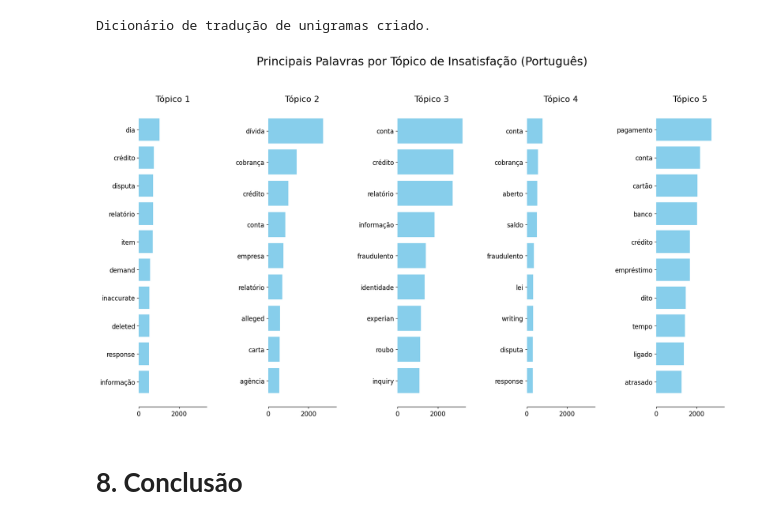
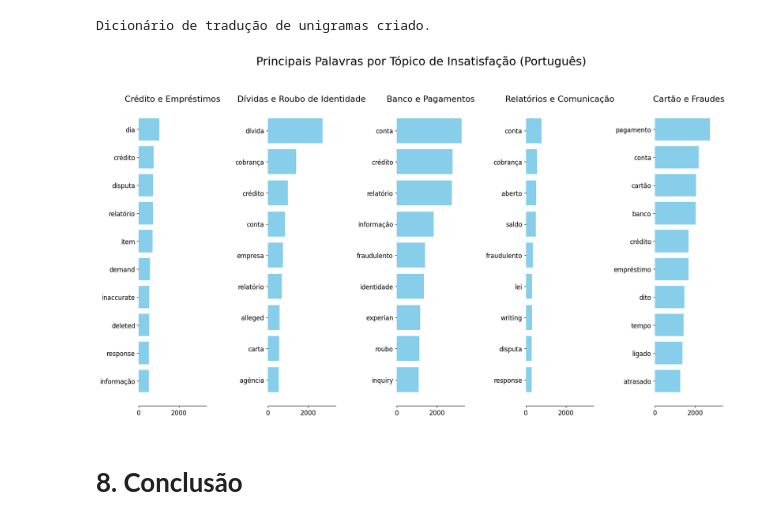
Before and after one commit to JessicaSTMatos/Datathon---Fase-5---FIAP, a Jupyter notebook: Fase_5.ipynb, the cells around one changed output. Drawn from its saved outputs; the diff is of its cells as text; code cells hidden in the pictures.

```diff
--- a/Fase_5.ipynb
+++ b/Fase_5.ipynb
@@ -1072,8 +1144,13 @@ plt.figure(figsize=(10, 6))
 df_negativo = df_final[df_final['sentimento'] == 'Negativa'] # Usa df_final para garantir product_pt
 top_produtos = df_negativo['product_pt'].value_counts().nlargest(5)
 
-sns.barplot(x=top_produtos.values, y=top_produtos.index, hue=top_produtos.index, palette='Reds_r', legend=False)
+ax = sns.barplot(x=top_produtos.values, y=top_produtos.index, hue=top_produtos.index, palette='Reds_r', legend=False)
 plt.title('Top 5 Categorias com Maior Índice de Insatisfação', fontsize=14)
 plt.xlabel('Quantidade de Reclamações Negativas')
+
+# Adiciona os números absolutos abaixo das barras
+for index, value in enumerate(top_produtos.values):
+    ax.text(value + 100, index, f'{value:,}', va='center', ha='left', color='black', fontsize=10)
+
 plt.show()
 # %% [output]
@@ -1383,39 +1467,49 @@ Dicionário de tradução de unigramas criado.
 import matplotlib.pyplot as plt
 import numpy as np
 
-def plot_top_words(model, feature_names, n_top_words, title):
+def plot_top_words(model, feature_names, n_top_words, topic_names, title):
     # Configura a grade de subplots (ajuste conforme o número de tópicos - n_components)
-    fig, axes = plt.subplots(1, model.n_components, figsize=(20, 10), sharex=True) # Use model.n_components para o número de subplots
+    fig, axes = plt.subplots(1, model.n_components, figsize=(20, 10), sharex=True)
     axes = axes.flatten()
 
     for topic_idx, topic in enumerate(model.components_):
         # Seleciona os índices das palavras com os maiores pesos
         top_features_ind = topic.argsort()[: -n_top_words - 1 : -1]
         english_top_features = [feature_names[i] for i in top_features_ind]
         weights = topic[top_features_ind]
 
         # Traduz as palavras para português
         translated_top_features = [map_unigrams_pt.get(word, word) for word in english_top_features]
 
         ax = axes[topic_idx]
         ax.barh(translated_top_features, weights, color='skyblue')
-        ax.set_title(f"Tópico {topic_idx + 1}", fontdict={"fontsize": 16})
+        # Usa o nome descritivo do tópico
+        ax.set_title(f"{topic_names[topic_idx]}", fontdict={"fontsize": 16})
         ax.invert_yaxis()
         ax.tick_params(axis="both", which="major", labelsize=12)
 
         # Remove bordas para ficar mais limpo
         for i in ["top", "right", "left"]:
             ax.spines[i].set_visible(False)
 
     fig.suptitle(title, fontsize=22)
     plt.subplots_adjust(top=0.85, bottom=0.05, wspace=0.90)
     plt.show()
 
-# Executando a visualização com as palavras traduzidas
+# Definindo nomes descritivos para os tópicos
+topic_descriptive_names = [
+    'Crédito e Empréstimos',
+    'Dívidas e Roubo de Identidade',
+    'Banco e Pagamentos',
+    'Relatórios e Comunicação',
+    'Cartão e Fraudes'
+]
+
+# Executando a visualização com as palavras traduzidas e nomes descritivos
 palavras_chave = vectorizer.get_feature_names_out()
-plot_top_words(lda, palavras_chave, 10, "Principais Palavras por Tópico de Insatisfação (Português)")
+plot_top_words(lda, palavras_chave, 10, topic_descriptive_names, "Principais Palavras por Tópico de Insatisfação (Português)")
 # %% [output]
-[figure, old version]
+[figure, new version]
 # %% [markdown]
 # **8. Conclusão**
 # %% [markdown]
```
Also changed, not shown: parts of 9 cells of this notebook.
